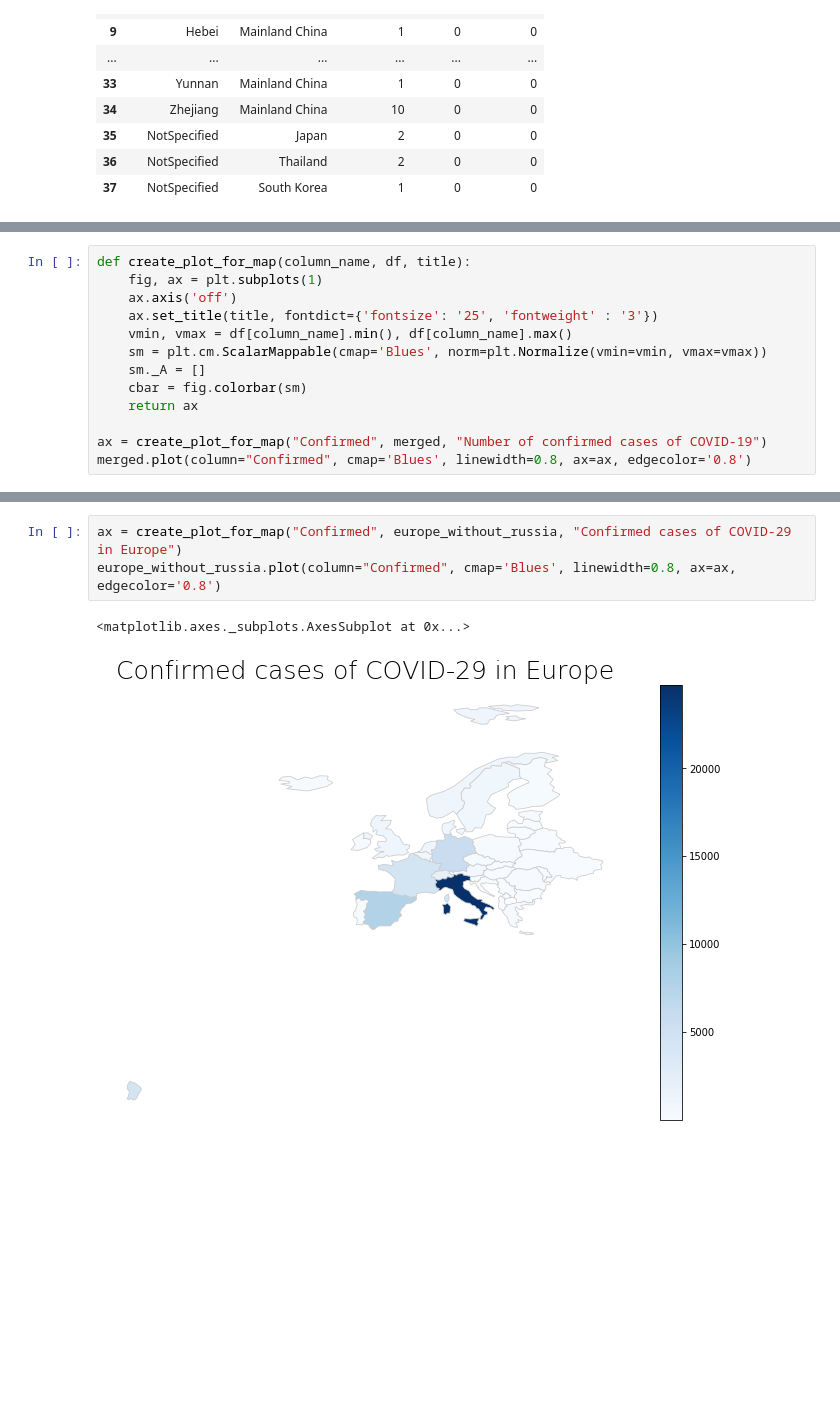
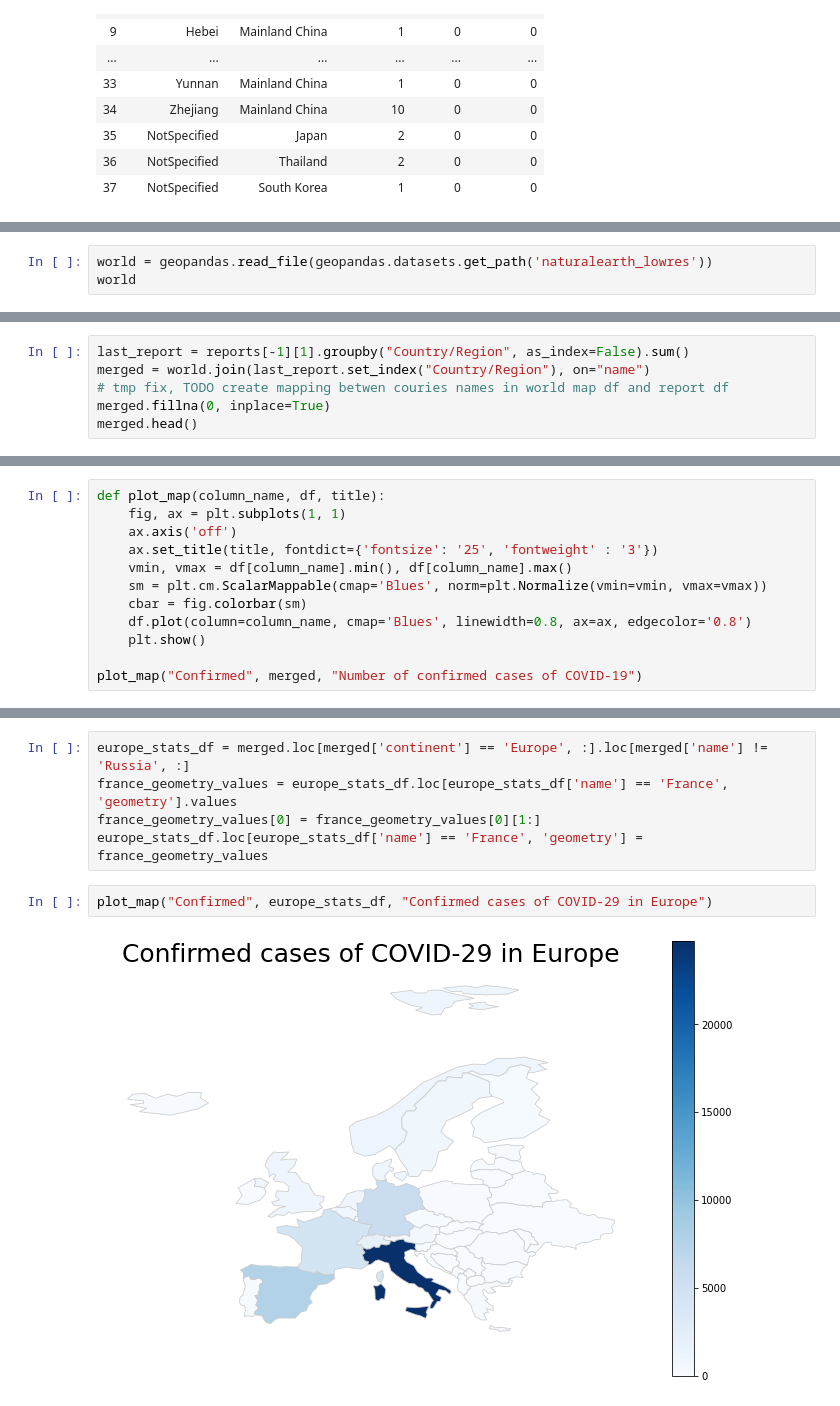
Before and after one commit to Klooskie/CoronaVirusDataExploration, a Jupyter notebook: Analysis.ipynb, the cells around one changed output, grey strips where cells are left out. Cells and saved outputs as stored; diff of their text form; blank space fills up the shorter version.

```diff
--- a/Analysis.ipynb
+++ b/Analysis.ipynb
@@ -164,0 +153,3 @@ merged.head()
+# %%
+world = geopandas.read_file(geopandas.datasets.get_path('naturalearth_lowres'))
+world
@@ -164,0 +172,6 @@ merged.head()
+# %%
+last_report = reports[-1][1].groupby("Country/Region", as_index=False).sum()
+merged = world.join(last_report.set_index("Country/Region"), on="name")
+# tmp fix, TODO create mapping betwen couries names in world map df and report df
+merged.fillna(0, inplace=True)
+merged.head()
@@ -165,14 +187,13 @@ merged.head()
 # %%
-def create_plot_for_map(column_name, df, title):
-    fig, ax = plt.subplots(1)
+def plot_map(column_name, df, title):
+    fig, ax = plt.subplots(1, 1)
     ax.axis('off')
     ax.set_title(title, fontdict={'fontsize': '25', 'fontweight' : '3'})
     vmin, vmax = df[column_name].min(), df[column_name].max()
     sm = plt.cm.ScalarMappable(cmap='Blues', norm=plt.Normalize(vmin=vmin, vmax=vmax))
-    sm._A = []
     cbar = fig.colorbar(sm)
-    return ax
+    df.plot(column=column_name, cmap='Blues', linewidth=0.8, ax=ax, edgecolor='0.8')
+    plt.show()
 
-ax = create_plot_for_map("Confirmed", merged, "Number of confirmed cases of COVID-19")
-merged.plot(column="Confirmed", cmap='Blues', linewidth=0.8, ax=ax, edgecolor='0.8')
+plot_map("Confirmed", merged, "Number of confirmed cases of COVID-19")
 # %% [output]
@@ -187,6 +203,9 @@ europe_without_russia = europe[europe['name'] != 'Russia']
+# %%
+europe_stats_df = merged.loc[merged['continent'] == 'Europe', :].loc[merged['name'] != 'Russia', :]
+france_geometry_values = europe_stats_df.loc[europe_stats_df['name'] == 'France', 'geometry'].values
+france_geometry_values[0] = france_geometry_values[0][1:]
+europe_stats_df.loc[europe_stats_df['name'] == 'France', 'geometry'] = france_geometry_values
 # %%
-ax = create_plot_for_map("Confirmed", europe_without_russia, "Confirmed cases of COVID-29 in Europe")
-europe_without_russia.plot(column="Confirmed", cmap='Blues', linewidth=0.8, ax=ax, edgecolor='0.8')
+plot_map("Confirmed", europe_stats_df, "Confirmed cases of COVID-29 in Europe")
 # %% [output]
-<matplotlib.axes._subplots.AxesSubplot at 0x...>
-[figure, old version]
+[figure, new version]
```
Also changed, not shown: parts of 22 cells of this notebook.
